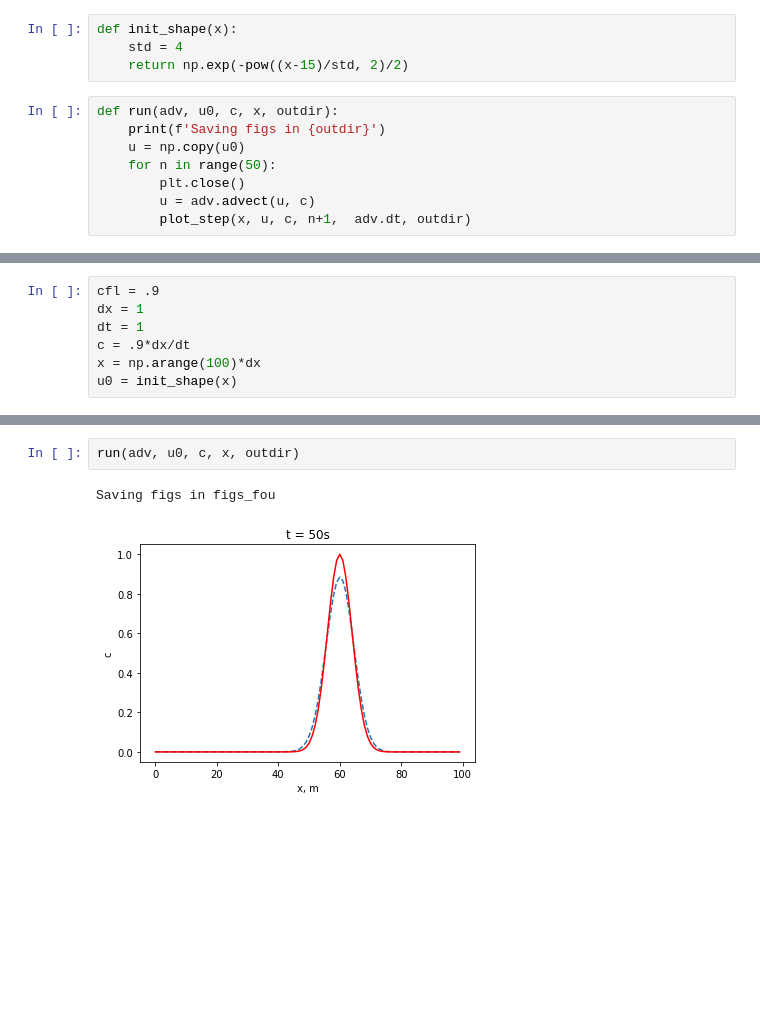
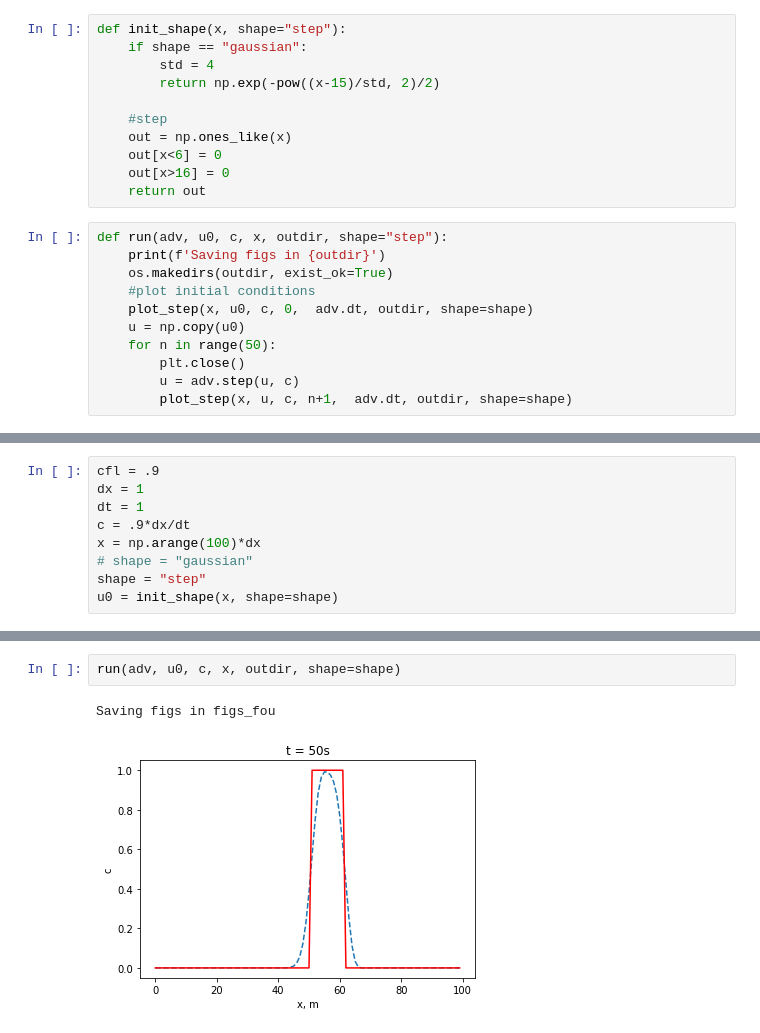
Before and after one commit to tdcwilliams/pywave, a Jupyter notebook: notebooks/energy_transport/advection.ipynb, the cells around one changed output, grey strips where cells are left out. Cells and saved outputs as stored; diff of their text form; blank space fills up the shorter version.

```diff
--- a/notebooks/energy_transport/advection.ipynb
+++ b/notebooks/energy_transport/advection.ipynb
@@ -239,13 +7,23 @@ u^{n+1}_i = u^{n}_i
 # %%
-def init_shape(x):
-    std = 4
-    return np.exp(-pow((x-15)/std, 2)/2)
+def init_shape(x, shape="step"):
+    if shape == "gaussian":
+        std = 4
+        return np.exp(-pow((x-15)/std, 2)/2)
+
+    #step
+    out = np.ones_like(x)
+    out[x<6] = 0
+    out[x>16] = 0
+    return out
 # %%
-def run(adv, u0, c, x, outdir):
+def run(adv, u0, c, x, outdir, shape="step"):
     print(f'Saving figs in {outdir}')
+    os.makedirs(outdir, exist_ok=True)
+    #plot initial conditions
+    plot_step(x, u0, c, 0,  adv.dt, outdir, shape=shape)
     u = np.copy(u0)
     for n in range(50):
         plt.close()
-        u = adv.advect(u, c)
-        plot_step(x, u, c, n+1,  adv.dt, outdir)
+        u = adv.step(u, c)
+        plot_step(x, u, c, n+1,  adv.dt, outdir, shape=shape)
 # %%
@@ -268,4 +45,6 @@ dx = 1
 dt = 1
 c = .9*dx/dt
 x = np.arange(100)*dx
-u0 = init_shape(x)
+# shape = "gaussian"
+shape = "step"
+u0 = init_shape(x, shape=shape)
@@ -279,7 +65,7 @@ plot_step(x, u0, c, 0,  dt, outdir)
 # %%
-run(adv, u0, c, x, outdir)
+run(adv, u0, c, x, outdir, shape=shape)
 # %% [output]
 Saving figs in figs_fou
-[figure, old version]
+[figure, new version]
 # %%
 adv = Advect1D(dx, dt, scheme='lax_friedrichs')
```
Also changed, not shown: parts of 12 cells of this notebook.
